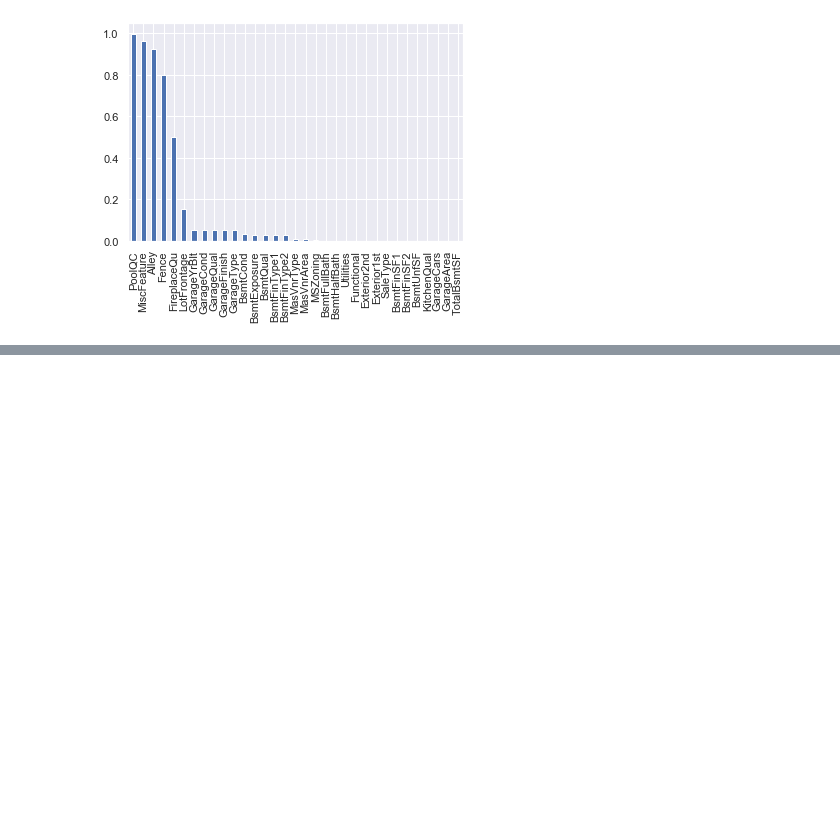
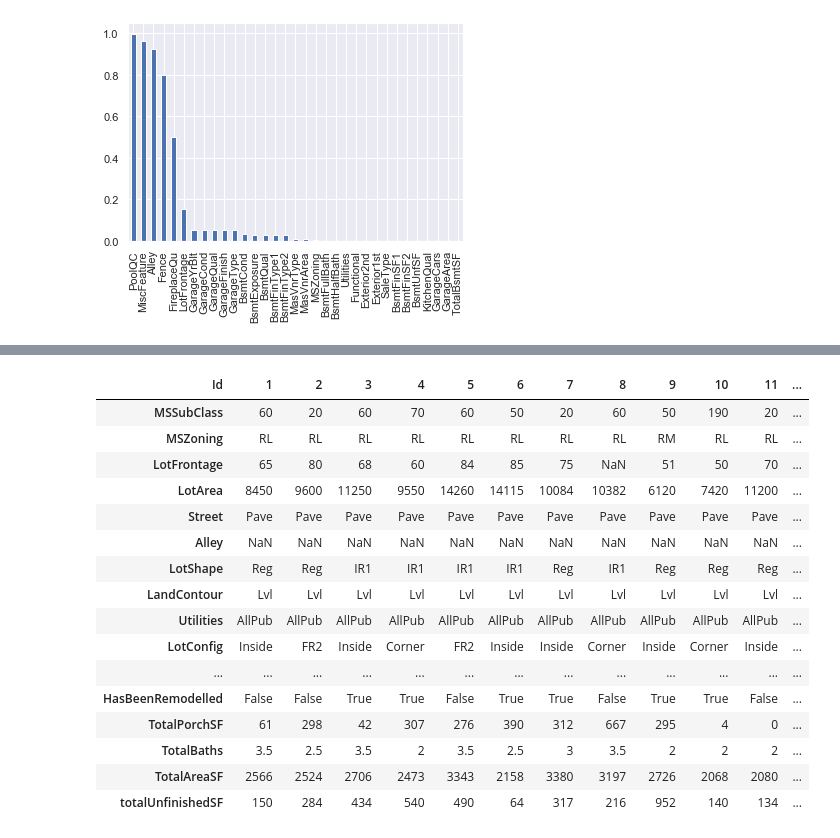
Before and after one commit to philippkaindl/Melbourne_housing, a Jupyter notebook: Housing_Exploration.ipynb, the cells around one changed output, grey strips where cells are left out. Saved outputs shown, nothing was run; the diff lists cells and outputs as text; code cells hidden in the pictures; blank space fills up the shorter version.

```diff
--- a/Housing_Exploration.ipynb
+++ b/Housing_Exploration.ipynb
@@ -118,0 +229,20 @@ Cut off percentage is set to 0.8. Dropping columns: Index(['Alley', 'PoolQC', 'F
+# %%
+display_all(traindf.head(20).T)
+# %% [output]
+| Id | 1 | 2 | 3 | 4 | 5 | 6 | 7 | 8 | 9 | 10 | 11 | ... |
+| MSSubClass | 60 | 20 | 60 | 70 | 60 | 50 | 20 | 60 | 50 | 190 | 20 | ... |
+| MSZoning | RL | RL | RL | RL | RL | RL | RL | RL | RM | RL | RL | ... |
+| LotFrontage | 65 | 80 | 68 | 60 | 84 | 85 | 75 | NaN | 51 | 50 | 70 | ... |
+| LotArea | 8450 | 9600 | 11250 | 9550 | 14260 | 14115 | 10084 | 10382 | 6120 | 7420 | 11200 | ... |
+| Street | Pave | Pave | Pave | Pave | Pave | Pave | Pave | Pave | Pave | Pave | Pave | ... |
+| Alley | NaN | NaN | NaN | NaN | NaN | NaN | NaN | NaN | NaN | NaN | NaN | ... |
+| LotShape | Reg | Reg | IR1 | IR1 | IR1 | IR1 | Reg | IR1 | Reg | Reg | Reg | ... |
+| LandContour | Lvl | Lvl | Lvl | Lvl | Lvl | Lvl | Lvl | Lvl | Lvl | Lvl | Lvl | ... |
+| Utilities | AllPub | AllPub | AllPub | AllPub | AllPub | AllPub | AllPub | AllPub | AllPub | AllPub | AllPub | ... |
+| LotConfig | Inside | FR2 | Inside | Corner | FR2 | Inside | Inside | Corner | Inside | Corner | Inside | ... |
+| ... | ... | ... | ... | ... | ... | ... | ... | ... | ... | ... | ... | ... |
+| HasBeenRemodelled | False | False | True | True | False | True | True | False | True | True | False | ... |
+| TotalPorchSF | 61 | 298 | 42 | 307 | 276 | 390 | 312 | 667 | 295 | 4 | 0 | ... |
+| TotalBaths | 3.5 | 2.5 | 3.5 | 2 | 3.5 | 2.5 | 3 | 3.5 | 2 | 2 | 2 | ... |
+| TotalAreaSF | 2566 | 2524 | 2706 | 2473 | 3343 | 2158 | 3380 | 3197 | 2726 | 2068 | 2080 | ... |
+| totalUnfinishedSF | 150 | 284 | 434 | 540 | 490 | 64 | 317 | 216 | 952 | 140 | 134 | ... |
```
Also changed, not shown: parts of 31 cells of this notebook, 1 other file.
